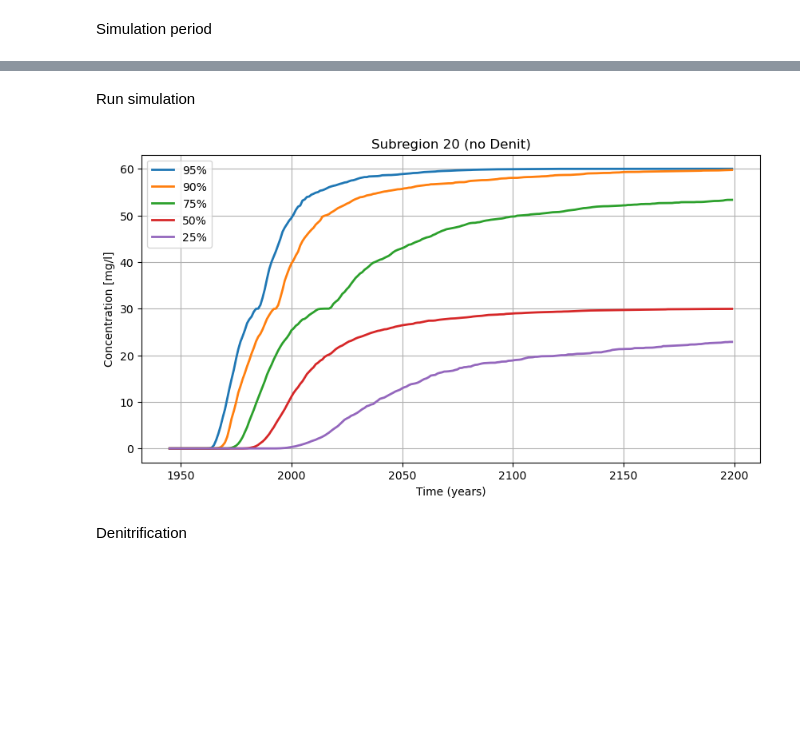
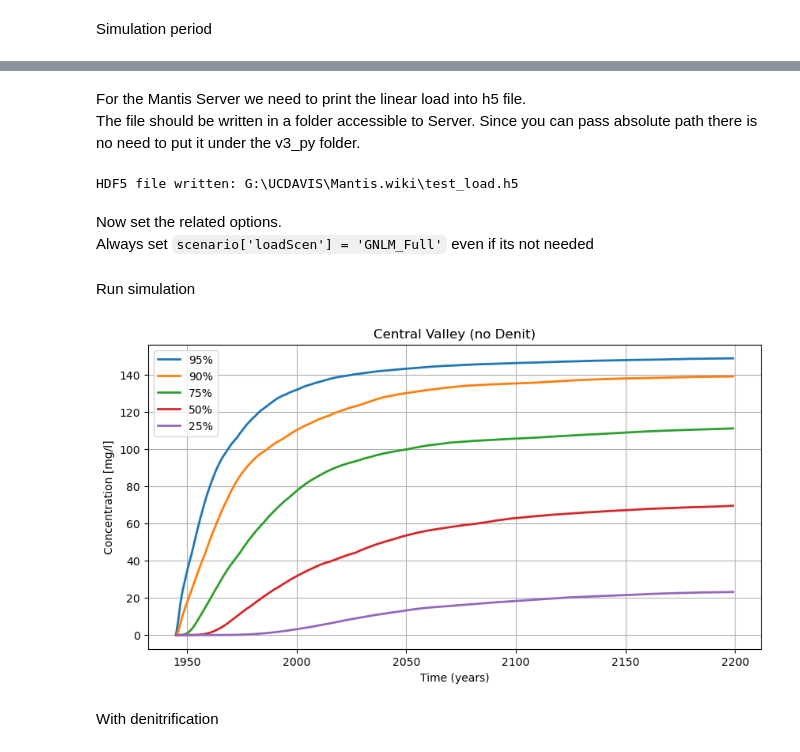
Before and after one commit to giorgk/Mantis, a Jupyter notebook: docs/Mantis_raster_options.ipynb, the cells around one changed output, grey strips where cells are left out. Saved outputs shown, nothing was run; the diff lists cells and outputs as text; code cells hidden in the pictures; blank space fills up the shorter version.

```diff
--- a/docs/Mantis_raster_options.ipynb
+++ b/docs/Mantis_raster_options.ipynb
@@ -61,4 +71,5 @@ Select Regions
 # %%
+scenario['Regions'] = ['CentralValley']
 #scenario['Regions'] = ['Subregion1','Subregion2']
-scenario['Regions'] = ['Subregion15']
+#scenario['Regions'] = ['Subregion15']
 # %% [markdown]
@@ -66,12 +78,12 @@ Saturated Flow parameters
 # %%
 scenario['flowScen'] = 'CVHM2_MAR24_Padj'
 scenario['wellType'] = 'VD' # or VD
-scenario['por'] = 20; # or any of the 10,20,30,40,50
+scenario['por'] = 30; # or any of the 10,20,30,40,50
 # %% [markdown]
 Unsaturated flow parameters
 # %%
 scenario['unsatScen'] = 'CVHM2_MAR24'
-scenario['unsatWC'] = 0.2
+scenario['unsatWC'] = 0.0 #Zero to deactivate Unsaturated travel
 # %% [markdown]
 Simulation period
 # %%
@@ -108,5 +154,0 @@ Read the rasterize HRUS
-# %%
-hru_ras_path = cv_data_path + '/../../SWAT_data/SWAT_NPSAT_Feedback_Loop/SALT_LOAD/20250429/MantisSA_inputfiles/'
-#hru_ras = np.loadtxt(hru_ras_path + 'HRU_Raster20250429_py.dat')
-with h5py.File(hru_ras_path + 'HRU_Raster20250429_py.h5', "r") as f:
-    hru_ras = f["HRUs"][:].T
@@ -132,3 +174,19 @@ mnts.write_linear_data(["test_load"], test_load, loading_file, suppress_print =
+# %% [markdown]
+For the Mantis Server we need to print the linear load into h5 file. \
+The file should be written in a folder accessible to Server. Since you can pass absolute path there is no need to put it under the v3_py folder.
+# %%
+# Here I write it in the current working directory of my notebook
+loading_file = Path(os.getcwd()) / "test_load.h5"
+mnts.write_linear_data(
+    names = ["test_load"],  # This must be always a list. do not pass "test_load" but ["test_load"]. The name doesnt matter
+    data = linear_load,
+    filename = loading_file
+)
+# %% [output]
+HDF5 file written: G:\UCDAVIS\Mantis.wiki\test_load.h5
+# %% [markdown]
+Now set the related options. \
+Always set `scenario['loadScen'] = 'GNLM_Full'` even if its not needed
 # %%
 scenario['loadScen'] = 'GNLM_Full' # this will not be used but is needed to avoid errors
 scenario["modifierName"] = loading_file.as_posix()
@@ -159,10 +217,10 @@ def plot_percentiles(x, btc, prctl, title):
 selected_precentiles = [25,50,75,90, 95]
 x_time = np.arange(scenario['startSimYear'], scenario['endSimYear'])
 # %%
-prc_btc = plot_percentiles(x_time, btc, selected_precentiles, "Subregion 20 (no Denit)")
+prc_btc = plot_percentiles(x_time, btc, selected_precentiles, "Central Valley (no Denit)")
 # %% [output]
-[figure, old version]
+[figure, new version]
 # %% [markdown]
-Denitrification
+With denitrification
 # %%
 scenario['denitMap'] = 'DO_05_TD150'
```
Also changed, not shown: parts of 37 cells of this notebook.
